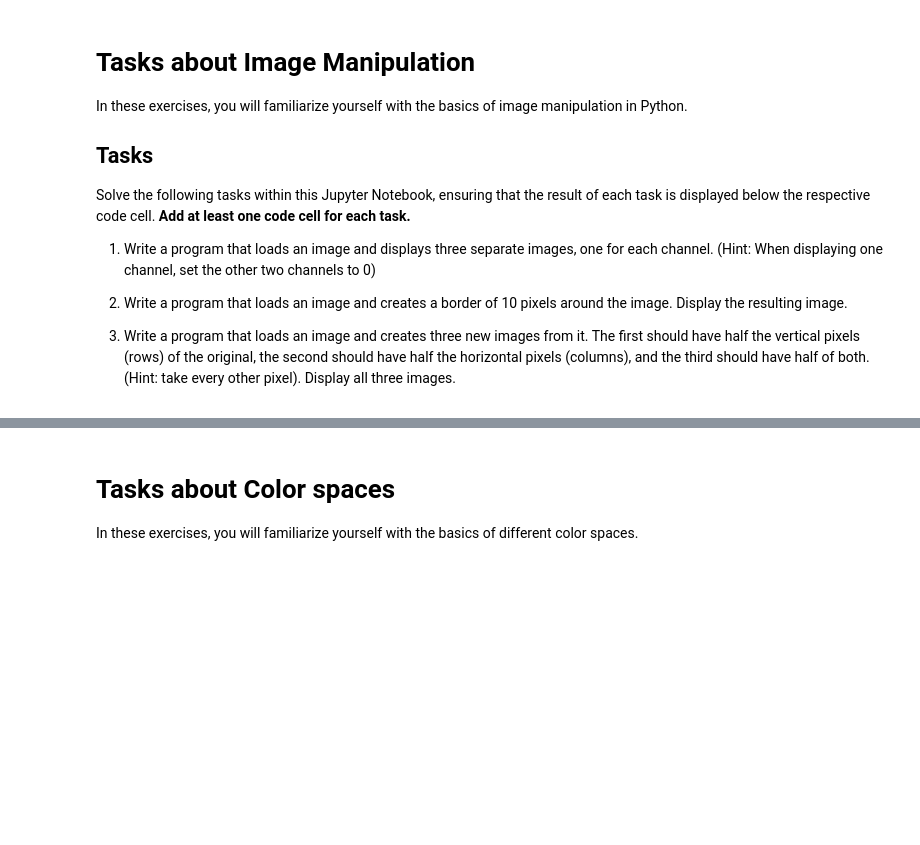
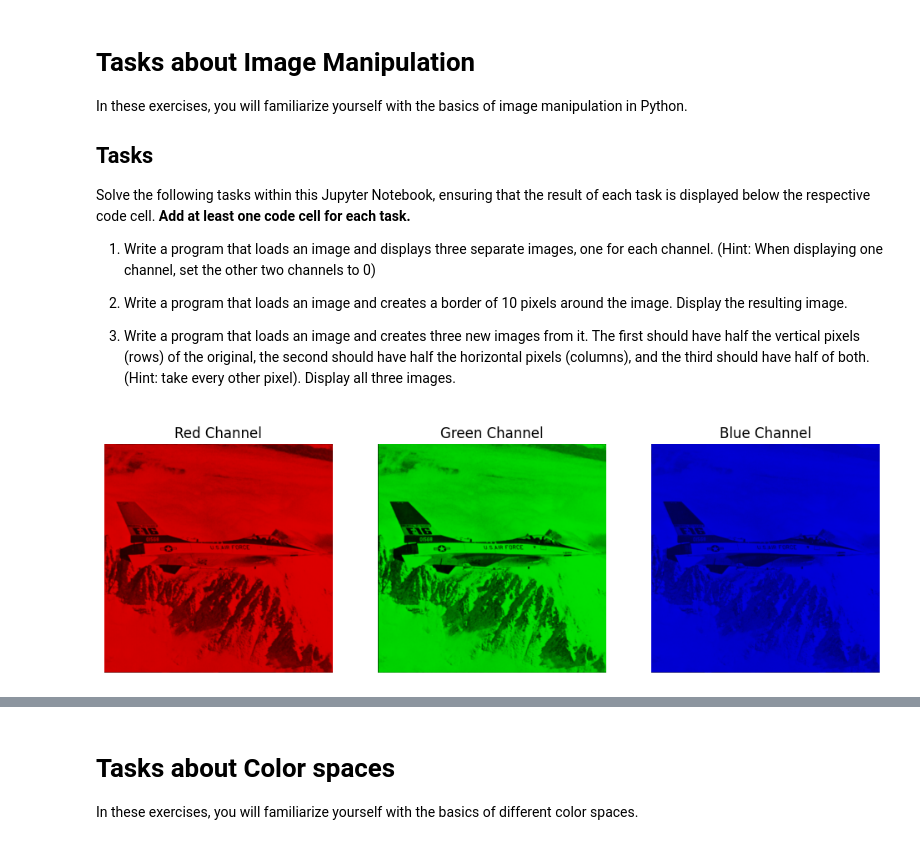
Before and after one commit to nikolinabioksic/RacunalniVid, a Jupyter notebook: lab1.ipynb, the cells around one changed output, grey strips where cells are left out. Saved outputs shown, nothing was run; the diff lists cells and outputs as text; code cells hidden in the pictures; blank space fills up the shorter version.

```diff
--- a/lab1.ipynb
+++ b/lab1.ipynb
@@ -205,3 +209,33 @@ Solve the following tasks within this Jupyter Notebook, ensuring that the result
 2. Write a program that loads an image and creates a border of 10 pixels around the image. Display the resulting image.
 
 3. Write a program that loads an image and creates three new images from it. The first should have half the vertical pixels (rows) of the original, the second should have half the horizontal pixels (columns), and the third should have half of both. (Hint: take every other pixel). Display all three images.
+# %%
+from PIL import Image
+import numpy as np
+import matplotlib.pyplot as plt
+
+image = Image.open("images/airplane.bmp")
+img_np = np.array(image)
+
+red_channel = img_np.copy()
+green_channel = img_np.copy()
+blue_channel = img_np.copy()
+
+red_channel[:, :, 1:] = 0
+green_channel[:, :, [0, 2]] = 0
+blue_channel[:, :, :2] = 0
+
+# Display
+fig, axs = plt.subplots(1, 3, figsize=(12, 4))
+axs[0].imshow(red_channel)
+axs[0].set_title("Red Channel")
+axs[1].imshow(green_channel)
+axs[1].set_title("Green Channel")
+axs[2].imshow(blue_channel)
+axs[2].set_title("Blue Channel")
+
+for ax in axs:
+    ax.axis('off')
+plt.show()
+# %% [output]
+[figure, added]
```
Also changed, not shown: parts of 11 cells of this notebook.
